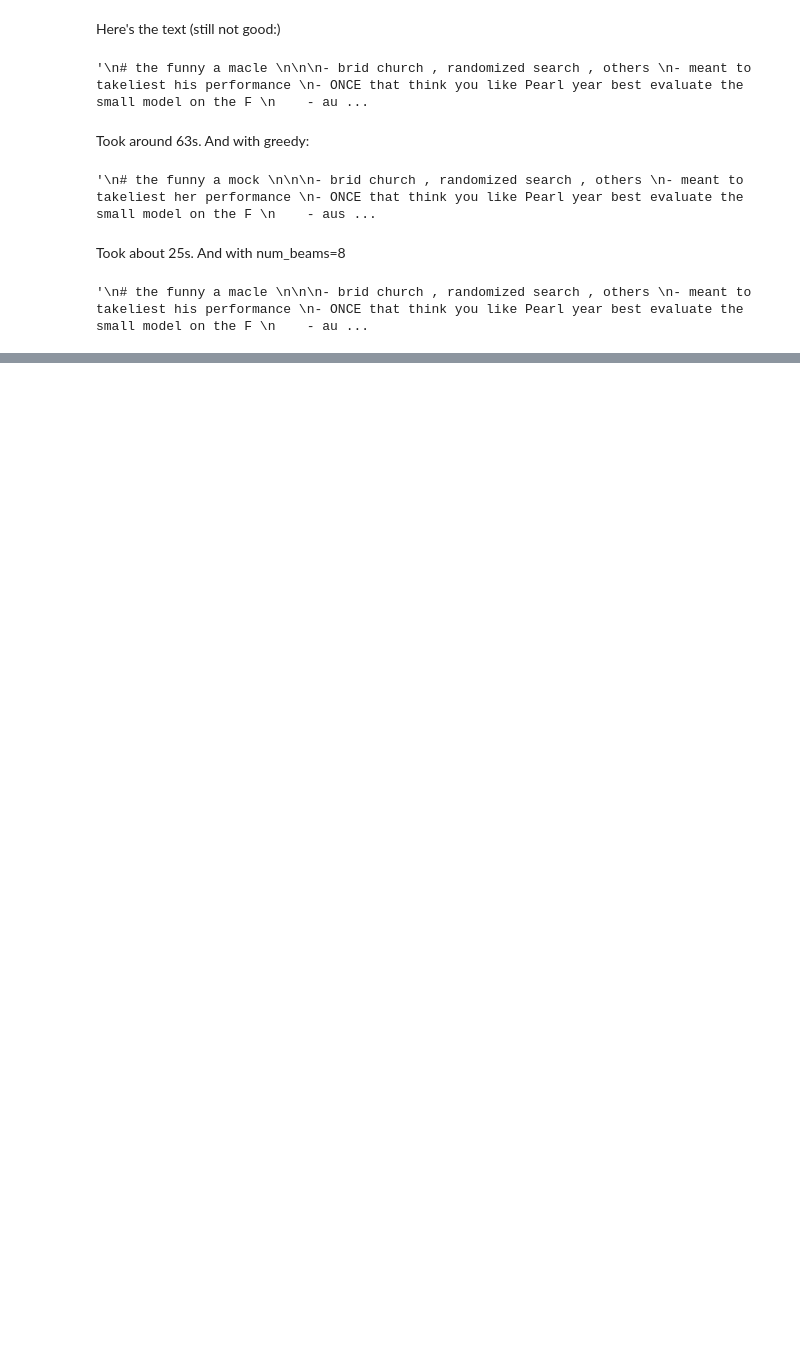
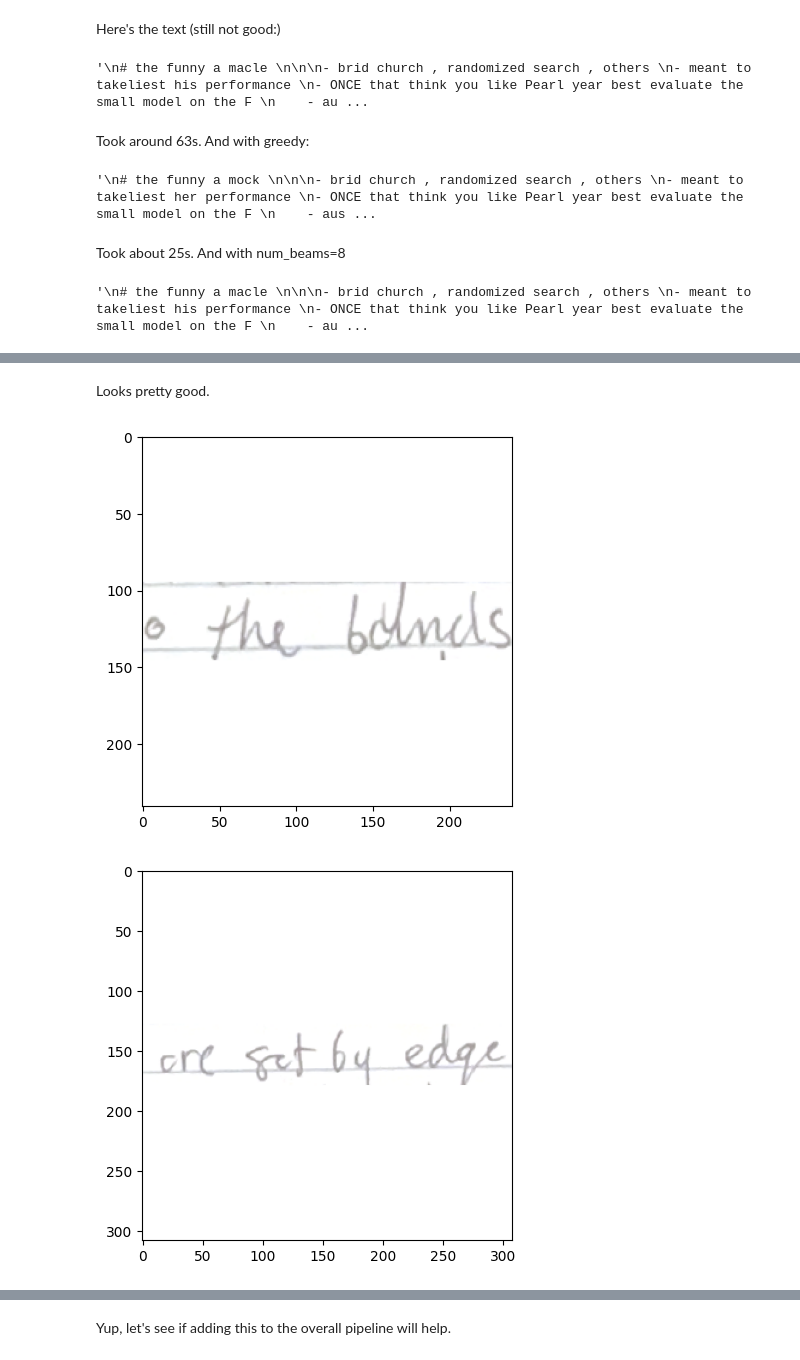
Before and after one commit to gjburke/note-transfer, a Jupyter notebook: development/text_detection.ipynb, the cells around one changed output, grey strips where cells are left out. Drawn from its saved outputs; the diff is of its cells as text; code cells hidden in the pictures; blank space fills up the shorter version.

```diff
--- a/development/text_detection.ipynb
+++ b/development/text_detection.ipynb
@@ -578,0 +775,10 @@ In 135s. So not enough change at all to warrant using anything other than maybe
+# %% [markdown]
+Looks pretty good.
+# %%
+padded_chunks = pad_chunks_to_square(image_chunks)
+for chunk in padded_chunks:
+    plt.imshow(chunk)
+    plt.show()
+# %% [output]
+[figure, added]
+[figure, added]
@@ -578,0 +786,2 @@ In 135s. So not enough change at all to warrant using anything other than maybe
+# %% [markdown]
+Yup, let's see if adding this to the overall pipeline will help.
```
Also changed, not shown: parts of 16 cells of this notebook, 2 other files.
